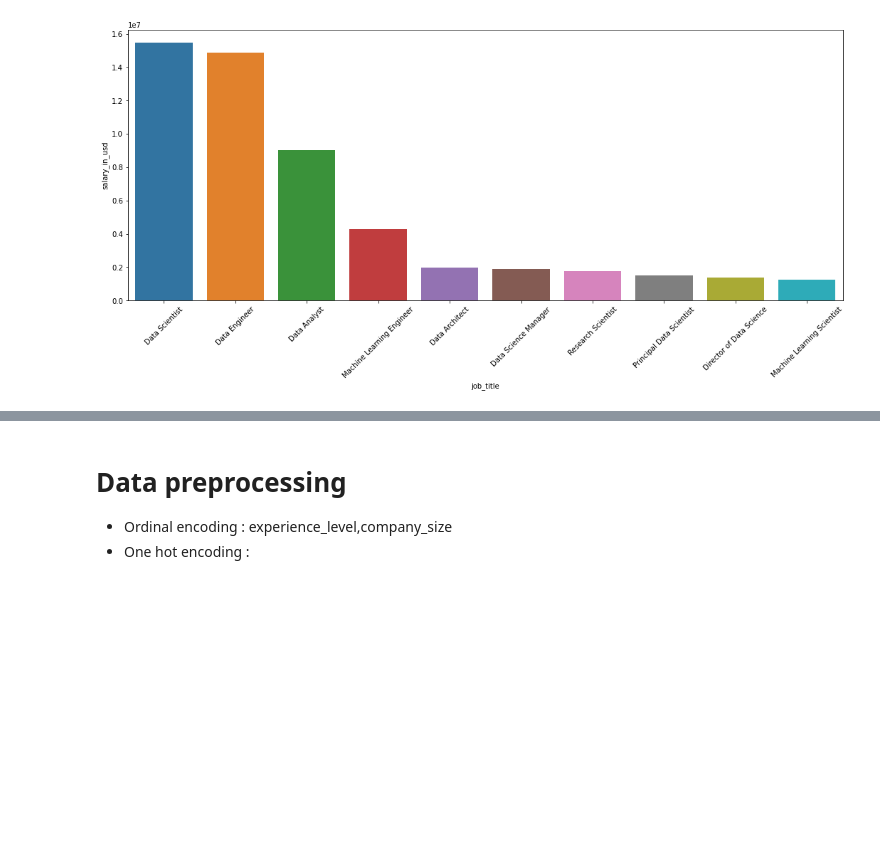
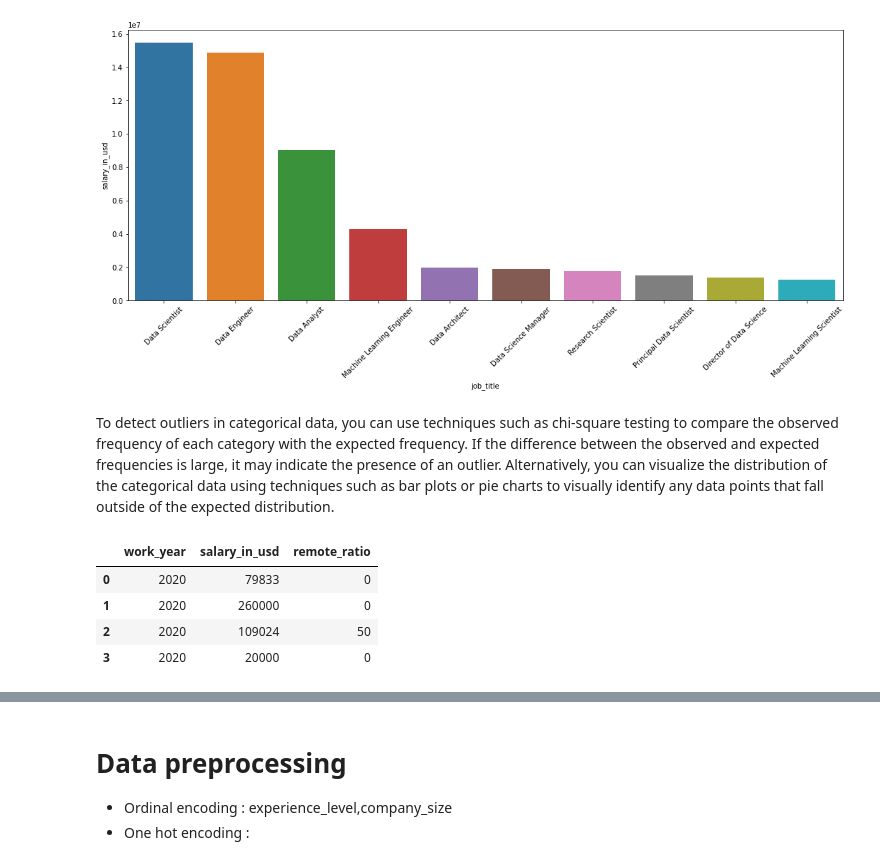
Before and after one commit to yuvraaj2002/Old_projects, a Jupyter notebook: DS job and salary prediction/DS_salaries_prediction.ipynb, the cells around one changed output, grey strips where cells are left out. Saved outputs shown, nothing was run; the diff lists cells and outputs as text; code cells hidden in the pictures; blank space fills up the shorter version.

```diff
--- a/DS job and salary prediction/DS_salaries_prediction.ipynb
+++ b/DS job and salary prediction/DS_salaries_prediction.ipynb
@@ -120,0 +120,11 @@ plt.show()
+# %% [markdown]
+To detect outliers in categorical data, you can use techniques such as chi-square testing to compare the observed frequency of each category with the expected frequency. If the difference between the observed and expected frequencies is large, it may indicate the presence of an outlier. Alternatively, you can visualize the distribution of the categorical data using techniques such as bar plots or pie charts to visually identify any data points that fall outside of the expected distribution.
+# %%
+num_cols = df.select_dtypes(include=np.int32)
+num_cols.head(4)
+# %% [output]
+|  | work_year | salary_in_usd | remote_ratio |
+| 0 | 2020 | 79833 | 0 |
+| 1 | 2020 | 260000 | 0 |
+| 2 | 2020 | 109024 | 50 |
+| 3 | 2020 | 20000 | 0 |
```
Also changed, not shown: parts of 10 cells of this notebook.
